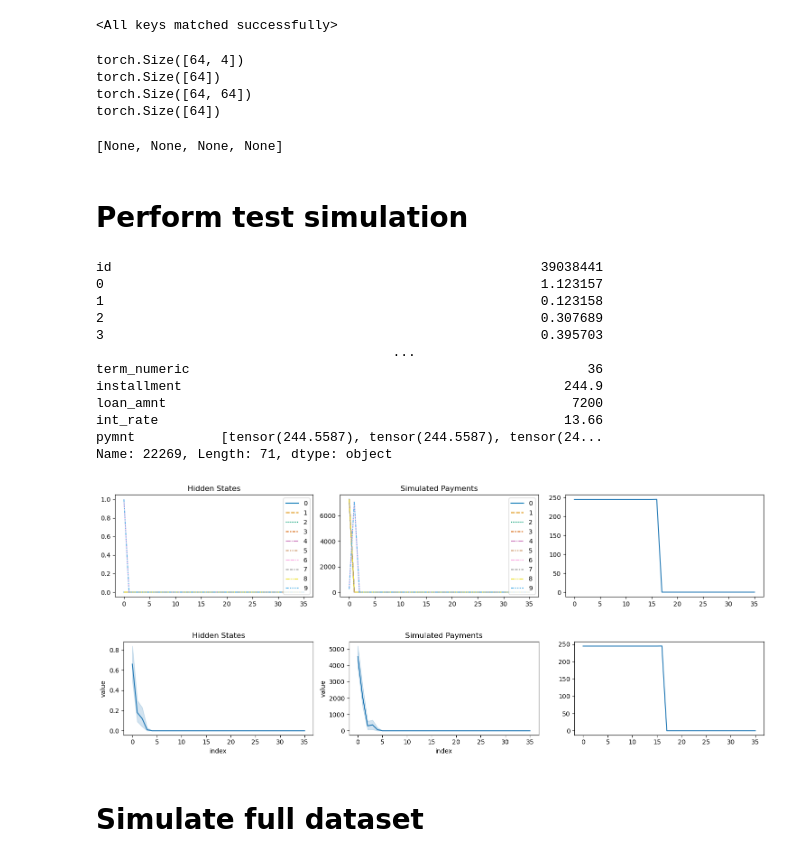
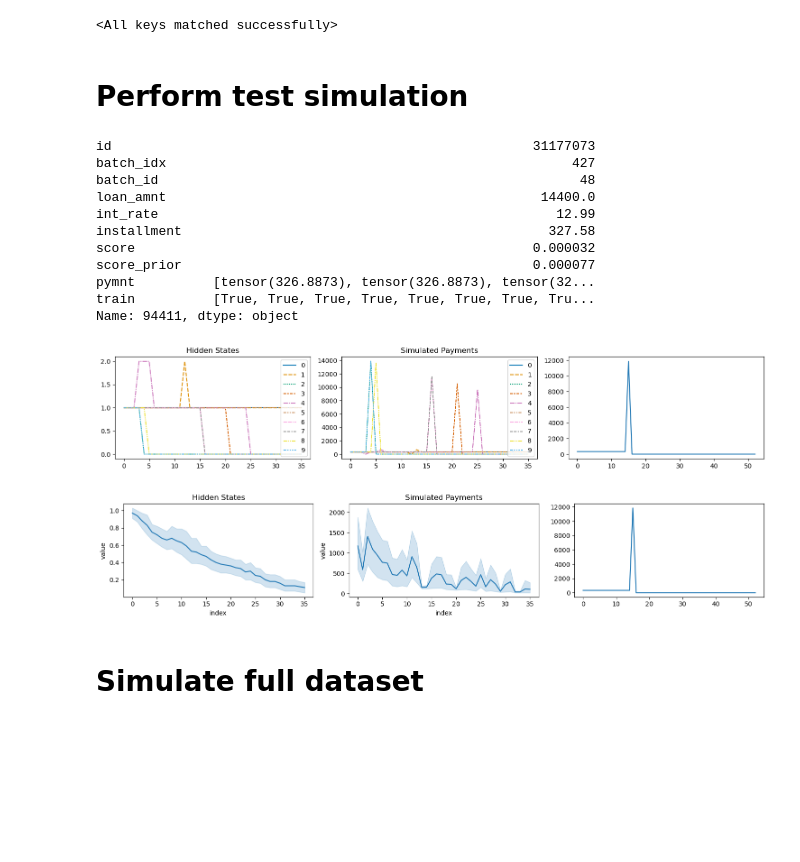
Before and after one commit to warner121/monteloanco, a Jupyter notebook: simulate.ipynb, the cells around one changed output. Drawn from its saved outputs; the diff is of its cells as text; code cells hidden in the pictures; blank space fills up the shorter version.

```diff
--- a/simulate.ipynb
+++ b/simulate.ipynb
@@ -14,5 +14,10 @@ df = pd.read_csv('monteloanco.csv.gz', index_col='id')
 df = df.join(df_jsonl, how='inner').reset_index()
 # %%
-df.pymnt = df.pymnt.apply(torch.tensor)
+df.pymnt = pd.Series([
+    torch.tensor(a)[torch.tensor(b, dtype=torch.bool)]
+    for a, b in zip(df.pymnt, df.train)
+])
 # %% [markdown]
 # Read model
+# %%
+device = 'cuda:0'
@@ -19,6 +27,6 @@ df.pymnt = df.pymnt.apply(torch.tensor)
 # %%
-model = Model(embedding_size=4, input_size=len(df), device='cpu')
-model.load_state_dict(torch.load('monteloanco.pt', weights_only=True))
+model = Model(embedding_size=4, device=device)
+model.load_state_dict(torch.load('model_params.pt', weights_only=True))
 # %% [output]
 <All keys matched successfully>
 # %%
@@ -26,60 +34,51 @@ guide = Guide(device='cpu')
 guide.load_state_dict(torch.load('guide_params.pt', weights_only=True))
 # %% [output]
 <All keys matched successfully>
-# %%
-[print(x.shape) for x in model.parameters()]
-# %% [output]
-torch.Size([64, 4])
-torch.Size([64])
-torch.Size([64, 64])
-torch.Size([64])
-[None, None, None, None]
 # %% [markdown]
 # Perform test simulation
 # %%
 row = df.sample(1).squeeze()
 print(row)
 hidden_states, sim_pymnts, interst_payments, principal_payments = model.forward(
-    batchidx=0,
-    idx=torch.tensor(row.name).repeat(100),
-    installments=torch.tensor(row.installment).repeat(100),
-    loan_amnt=torch.tensor(row.loan_amnt).repeat(100),
-    int_rate=torch.tensor(row.int_rate).repeat(100))
+    batch_id=row.batch_id,
+    batch_idx=torch.tensor(row.batch_idx).repeat(100).to(device),
+    installments=torch.tensor(row.installment).repeat(100).to(device),
+    loan_amnt=torch.tensor(row.loan_amnt).repeat(100).to(device),
+    int_rate=torch.tensor(row.int_rate).repeat(100).to(device))
 # %% [output]
-id                                                       39038441
-0                                                        1.123157
-1                                                        0.123158
-2                                                        0.307689
-3                                                        0.395703
-                                      ...
-term_numeric                                                   36
-installment                                                 244.9
-loan_amnt                                                    7200
-int_rate                                                    13.66
-pymnt           [tensor(244.5587), tensor(244.5587), tensor(24...
-Name: 22269, Length: 71, dtype: object
+id                                                      31177073
+batch_idx                                                    427
+batch_id                                                      48
+loan_amnt                                                14400.0
+int_rate                                                   12.99
+installment                                               327.58
+score                                                   0.000032
+score_prior                                             0.000077
+pymnt          [tensor(326.8873), tensor(326.8873), tensor(32...
+train          [True, True, True, True, True, True, True, Tru...
+Name: 94411, dtype: object
 # %%
 fig, ax = plt.subplots(1, 3, figsize=(15, 3))
-sns.lineplot(hidden_states.detach().numpy()[:,:10], ax=ax[0], palette='colorblind')
-sns.lineplot(sim_pymnts.detach().numpy()[:,:10], ax=ax[1], palette='colorblind')
-sns.lineplot(row.pymnt, ax=ax[2])
+sns.lineplot(hidden_states.cpu().detach().numpy()[:,:10], ax=ax[0], palette='colorblind')
+sns.lineplot(sim_pymnts.cpu().detach().numpy()[:,:10], ax=ax[1], palette='colorblind')
+sns.lineplot(row.pymnt.cpu(), ax=ax[2])
 ax[0].set_title(f"Hidden States")
 ax[1].set_title(f"Simulated Payments")
 plt.tight_layout()
 plt.show()
 # %% [output]
-[figure, old version]
+[figure, new version]
 # %%
 fig, ax = plt.subplots(1, 3, figsize=(15, 3))
-sns.lineplot(pd.DataFrame(hidden_states.detach().numpy()).reset_index().melt(id_vars='index'), x='index', y='value', errorbar=('ci', 95), ax=ax[0])
-sns.lineplot(pd.DataFrame(sim_pymnts.detach().numpy()).reset_index().melt(id_vars='index'), x='index', y='value', errorbar=('ci', 95), ax=ax[1])
-sns.lineplot(row.pymnt, ax=ax[2])
+sns.lineplot(pd.DataFrame(hidden_states.cpu().detach().numpy()).reset_index().melt(id_vars='index'), x='index', y='value', errorbar=('ci', 95), ax=ax[0])
+sns.lineplot(pd.DataFrame(sim_pymnts.cpu().detach().numpy()).reset_index().melt(id_vars='index'), x='index', y='value', errorbar=('ci', 95), ax=ax[1])
+sns.lineplot(row.pymnt.cpu(), ax=ax[2])
 ax[0].set_title(f"Hidden States")
 ax[1].set_title(f"Simulated Payments")
 plt.tight_layout()
 plt.show()
 # %% [output]
-[figure, old version]
+[figure, new version]
 # %% [markdown]
 # Simulate full dataset
 # %%
```
Also changed, not shown: parts of 8 cells of this notebook, 2 other files.
